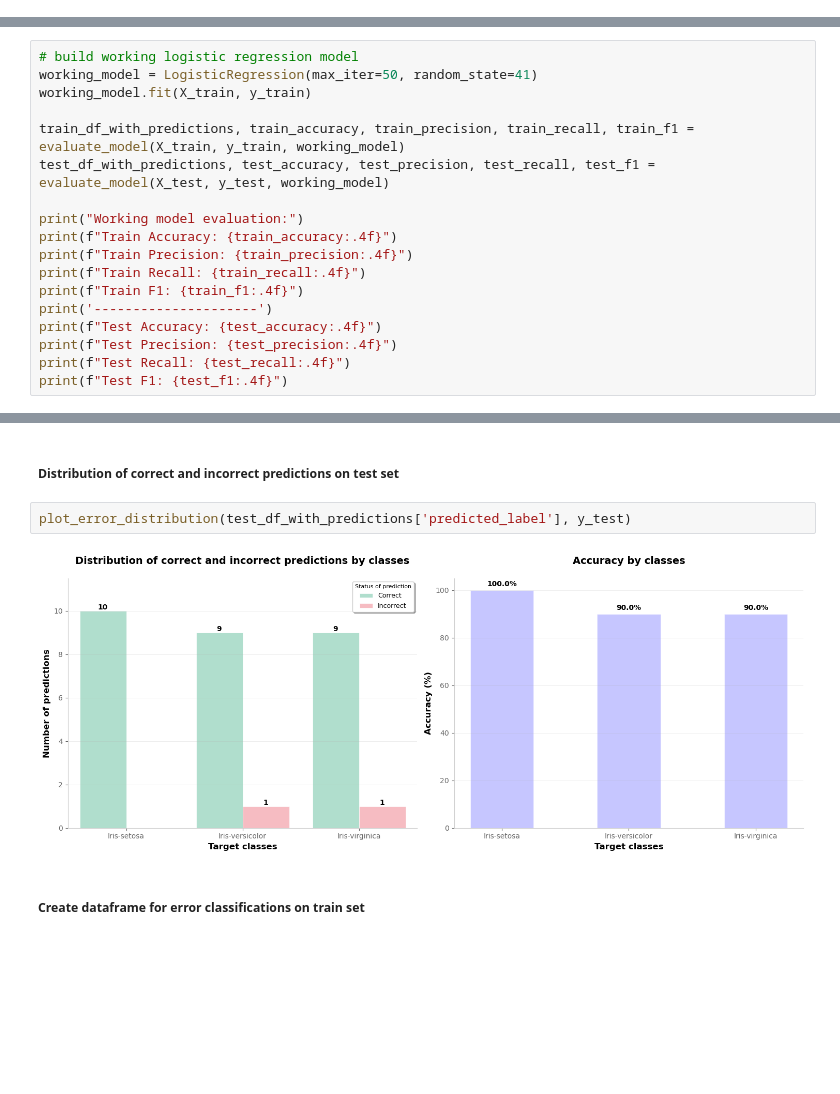
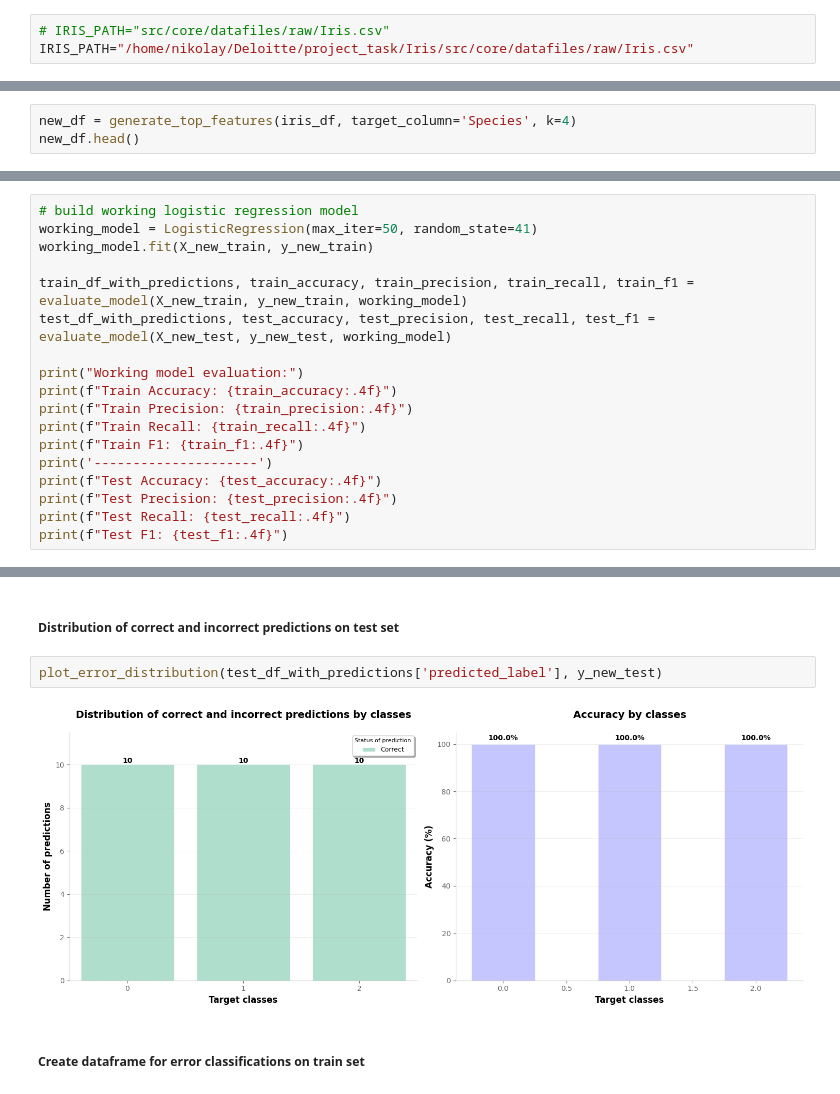
Before and after one commit to MNechai-2003/Iris-Species, a Jupyter notebook: src/notebooks/iris_analys.ipynb, the cells around one changed output, grey strips where cells are left out. Saved outputs shown, nothing was run; the diff lists cells and outputs as text; blank space fills up the shorter version.

Commit message:
Add feature enginerring step and retrain model

```diff
--- a/src/notebooks/iris_analys.ipynb
+++ b/src/notebooks/iris_analys.ipynb
@@ -36,3 +47,6 @@ IRIS_PATH="src/core/datafiles/raw/Iris.csv"
+# %%
+# IRIS_PATH="src/core/datafiles/raw/Iris.csv"
+IRIS_PATH="/home/nikolay/Deloitte/project_task/Iris/src/core/datafiles/raw/Iris.csv"
 # %% [markdown]
 ### Load dataset
 # %%
@@ -48,0 +74,3 @@ display(iris_df.head().style.background_gradient(cmap='Greys'))
+# %%
+new_df = generate_top_features(iris_df, target_column='Species', k=4)
+new_df.head()
@@ -75,10 +177,10 @@ Please also refer to the documentation for alternative solver options:
 # %%
 # build working logistic regression model
 working_model = LogisticRegression(max_iter=50, random_state=41)
-working_model.fit(X_train, y_train)
+working_model.fit(X_new_train, y_new_train)
 
-train_df_with_predictions, train_accuracy, train_precision, train_recall, train_f1 = evaluate_model(X_train, y_train, working_model)
-test_df_with_predictions, test_accuracy, test_precision, test_recall, test_f1 = evaluate_model(X_test, y_test, working_model)
+train_df_with_predictions, train_accuracy, train_precision, train_recall, train_f1 = evaluate_model(X_new_train, y_new_train, working_model)
+test_df_with_predictions, test_accuracy, test_precision, test_recall, test_f1 = evaluate_model(X_new_test, y_new_test, working_model)
 
 print("Working model evaluation:")
 print(f"Train Accuracy: {train_accuracy:.4f}")
@@ -128,9 +223,9 @@ plot_error_distribution(train_df_with_predictions['predicted_label'], y_train)
 # %% [markdown]
 ##### Distribution of correct and incorrect predictions on test set
 # %%
-plot_error_distribution(test_df_with_predictions['predicted_label'], y_test)
+plot_error_distribution(test_df_with_predictions['predicted_label'], y_new_test)
 # %% [output]
-[figure, old version]
+[figure, new version]
 # %% [markdown]
 ##### Create dataframe for error classifications on train set
 # %%
```
Also changed, not shown: parts of 27 cells of this notebook, 3 other files.
